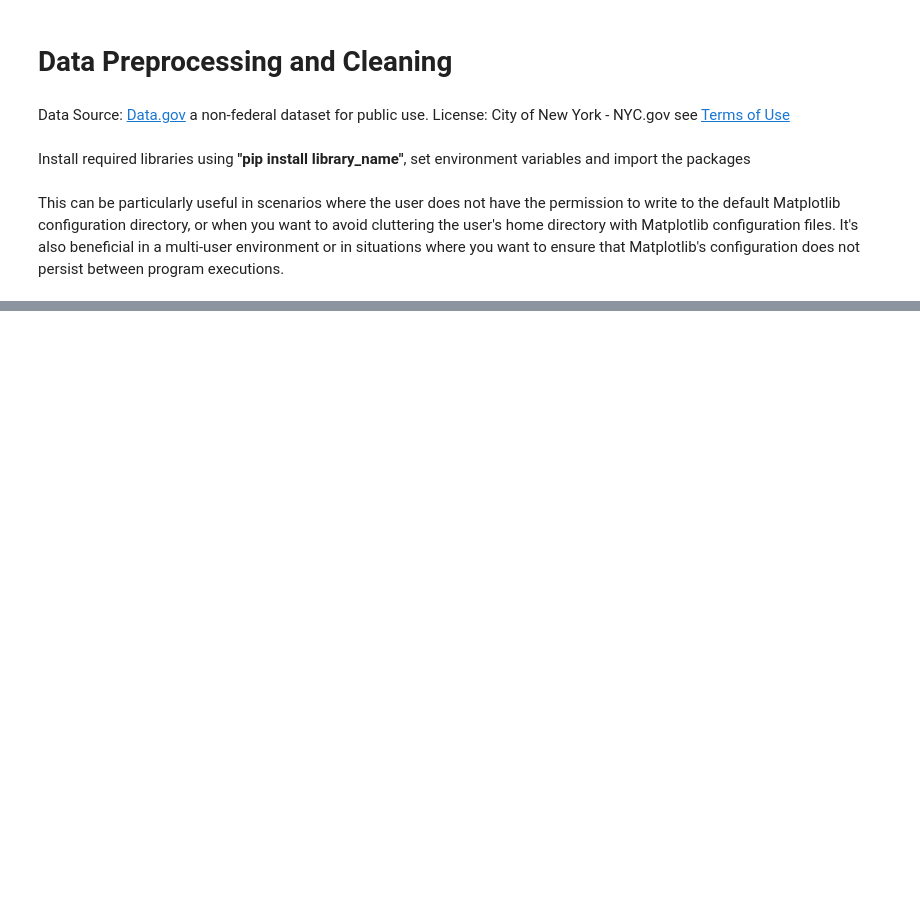
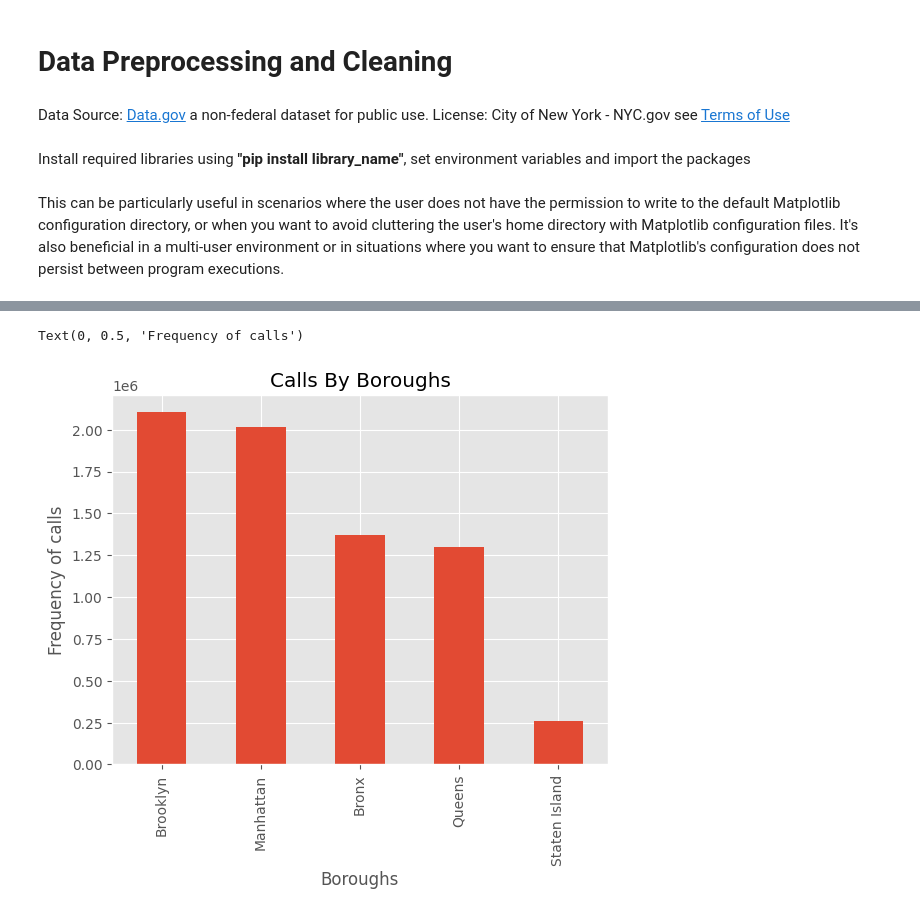
Before and after one commit to RaphRivers/Analysis-of-NYPD-911-Calls-Data-for-Enhanced-Public-Safety, a Jupyter notebook: notebook/data-preprocessing.ipynb, the cells around one changed output, grey strips where cells are left out. Saved outputs shown, nothing was run; the diff lists cells and outputs as text; code cells hidden in the pictures; blank space fills up the shorter version.

```diff
--- a/notebook/data-preprocessing.ipynb
+++ b/notebook/data-preprocessing.ipynb
@@ -314,0 +319,6 @@ df.to_csv('/home/jupyter-raphrivers/Dataset/CLEANED/cleaned_df.csv', index=False
+# %%
+# Filter out (Null) string values
+df_subset = df_subset[df_subset['Neighborhood'] != '(Null)']
+# %%
+# Extract everything after "Patrol Boro" and assign it to a new column 'neighborhood.'
+df_subset['Neighborhood'] = df_subset['Neighborhood'].str.extract('Patrol Boro (.*)')
@@ -314,0 +339,3 @@ df.to_csv('/home/jupyter-raphrivers/Dataset/CLEANED/cleaned_df.csv', index=False
+# %%
+# Replace neighborhoods abbreviations with their full name for clarity
+df_subset['Neighborhood'] = df_subset['Neighborhood'].str.replace('Bklyn', 'Brooklyn').str.replace('Man', 'Manhattan')
@@ -314,0 +401,4 @@ df.to_csv('/home/jupyter-raphrivers/Dataset/CLEANED/cleaned_df.csv', index=False
+# %%
+# Create another subset
+df_subset1 = df_subset
+df_subset1.head()
@@ -314,0 +412,9 @@ df.to_csv('/home/jupyter-raphrivers/Dataset/CLEANED/cleaned_df.csv', index=False
+# %%
+## Fequency of emergency calls
+df_subset1['Borough'].value_counts().plot(kind='bar')
+plt.title('Calls By Boroughs')
+plt.xlabel('Boroughs')
+plt.ylabel('Frequency of calls')
+# %% [output]
+Text(0, 0.5, 'Frequency of calls')
+[figure, added]
```
Also changed, not shown: parts of 91 cells of this notebook.
